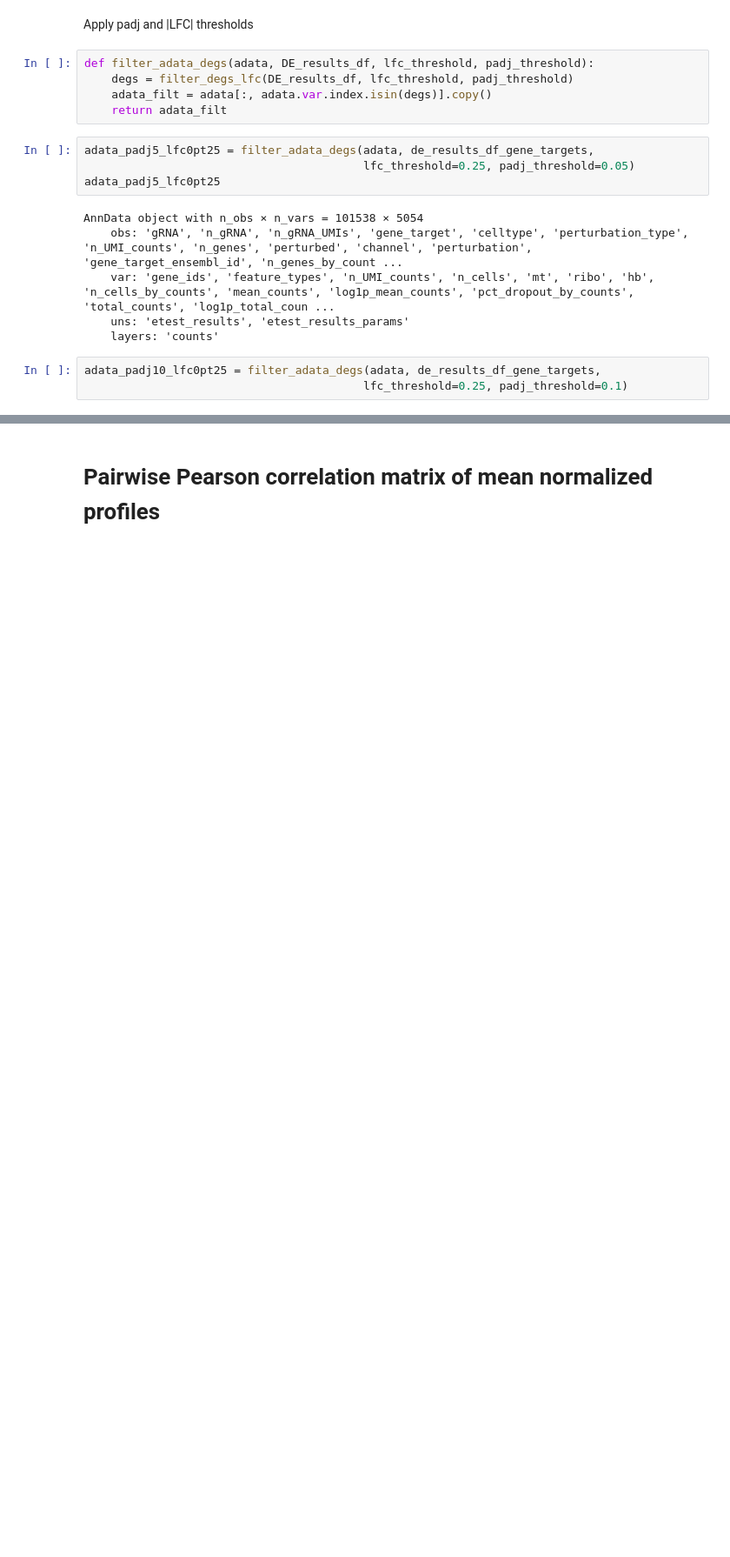
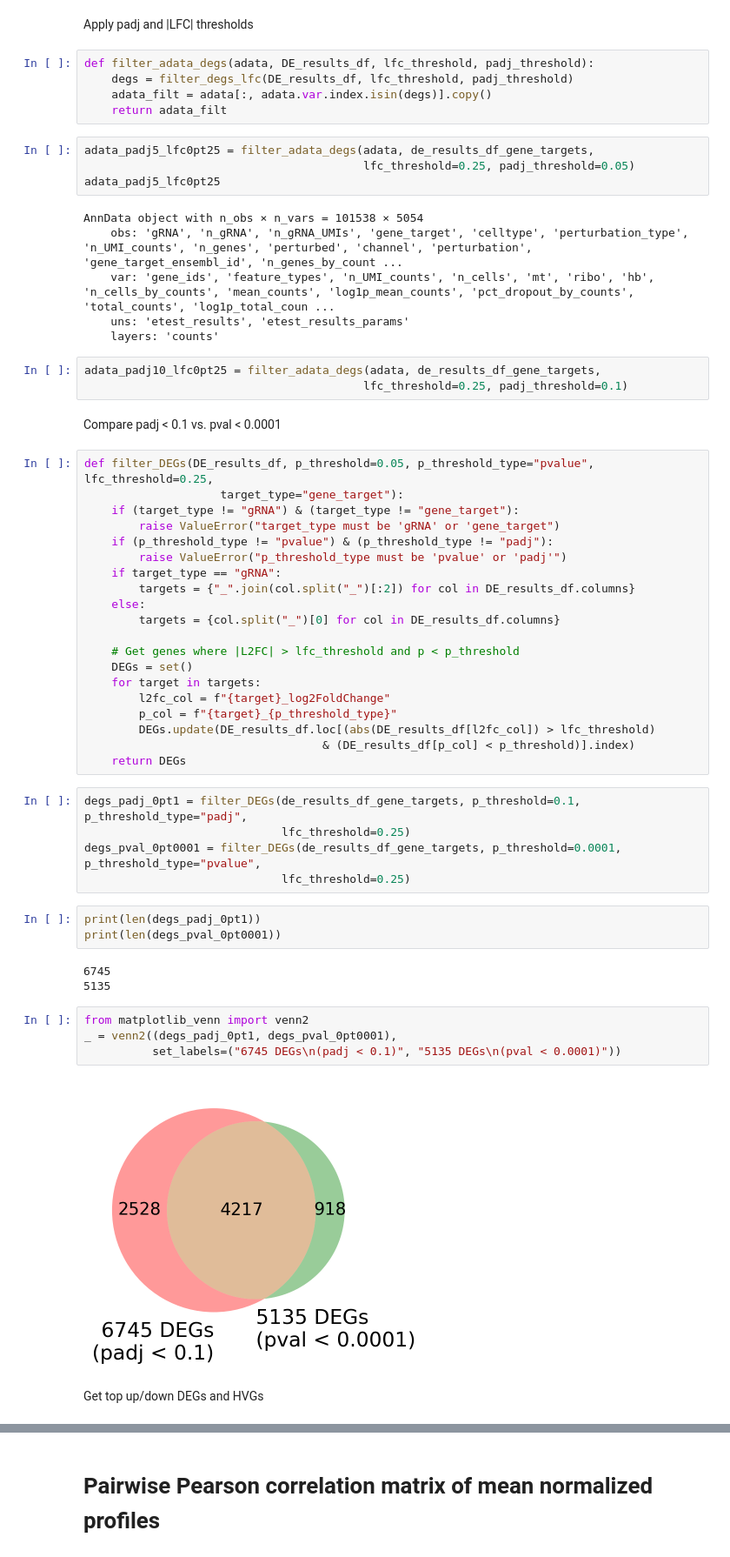
Before and after one commit to subramaniam-lab-ucsd/tf-project, a Jupyter notebook: tf_project_de_analysis_mde.ipynb, the cells around one changed output, grey strips where cells are left out. Shown at 87% size. Cells and saved outputs as stored; diff of their text form; blank space fills up the shorter version.

Commit message:
Tested different DGE analysis methods and filtering steps

```diff
--- a/tf_project_de_analysis_mde.ipynb
+++ b/tf_project_de_analysis_mde.ipynb
@@ -1463,3 +1463,44 @@ AnnData object with n_obs × n_vars = 101538 × 5054
 # %%
 adata_padj10_lfc0pt25 = filter_adata_degs(adata, de_results_df_gene_targets,
                                          lfc_threshold=0.25, padj_threshold=0.1)
+# %% [markdown]
+Compare padj < 0.1 vs. pval < 0.0001
+# %%
+def filter_DEGs(DE_results_df, p_threshold=0.05, p_threshold_type="pvalue", lfc_threshold=0.25,
+                    target_type="gene_target"):
+    if (target_type != "gRNA") & (target_type != "gene_target"):
+        raise ValueError("target_type must be 'gRNA' or 'gene_target")
+    if (p_threshold_type != "pvalue") & (p_threshold_type != "padj"):
+        raise ValueError("p_threshold_type must be 'pvalue' or 'padj'")
+    if target_type == "gRNA":
+        targets = {"_".join(col.split("_")[:2]) for col in DE_results_df.columns}
+    else:
+        targets = {col.split("_")[0] for col in DE_results_df.columns}
+
+    # Get genes where |L2FC| > lfc_threshold and p < p_threshold
+    DEGs = set()
+    for target in targets:
+        l2fc_col = f"{target}_log2FoldChange"
+        p_col = f"{target}_{p_threshold_type}"
+        DEGs.update(DE_results_df.loc[(abs(DE_results_df[l2fc_col]) > lfc_threshold)
+                                   & (DE_results_df[p_col] < p_threshold)].index)
+    return DEGs
+# %%
+degs_padj_0pt1 = filter_DEGs(de_results_df_gene_targets, p_threshold=0.1, p_threshold_type="padj",
+                             lfc_threshold=0.25)
+degs_pval_0pt0001 = filter_DEGs(de_results_df_gene_targets, p_threshold=0.0001, p_threshold_type="pvalue",
+                             lfc_threshold=0.25)
+# %%
+print(len(degs_padj_0pt1))
+print(len(degs_pval_0pt0001))
+# %% [output]
+6745
+5135
+# %%
+from matplotlib_venn import venn2
+_ = venn2((degs_padj_0pt1, degs_pval_0pt0001),
+          set_labels=("6745 DEGs\n(padj < 0.1)", "5135 DEGs\n(pval < 0.0001)"))
+# %% [output]
+[figure, added]
+# %% [markdown]
+Get top up/down DEGs and HVGs
```
Also changed, not shown: parts of 16 cells of this notebook.
